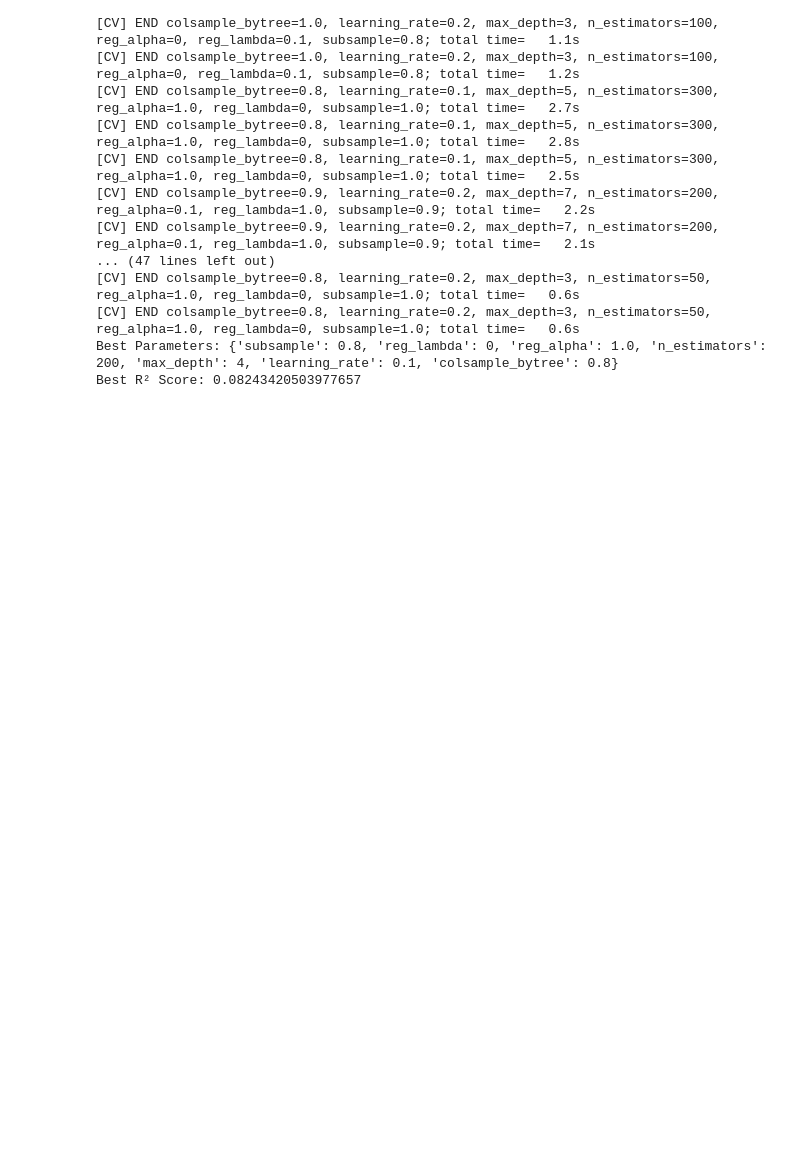
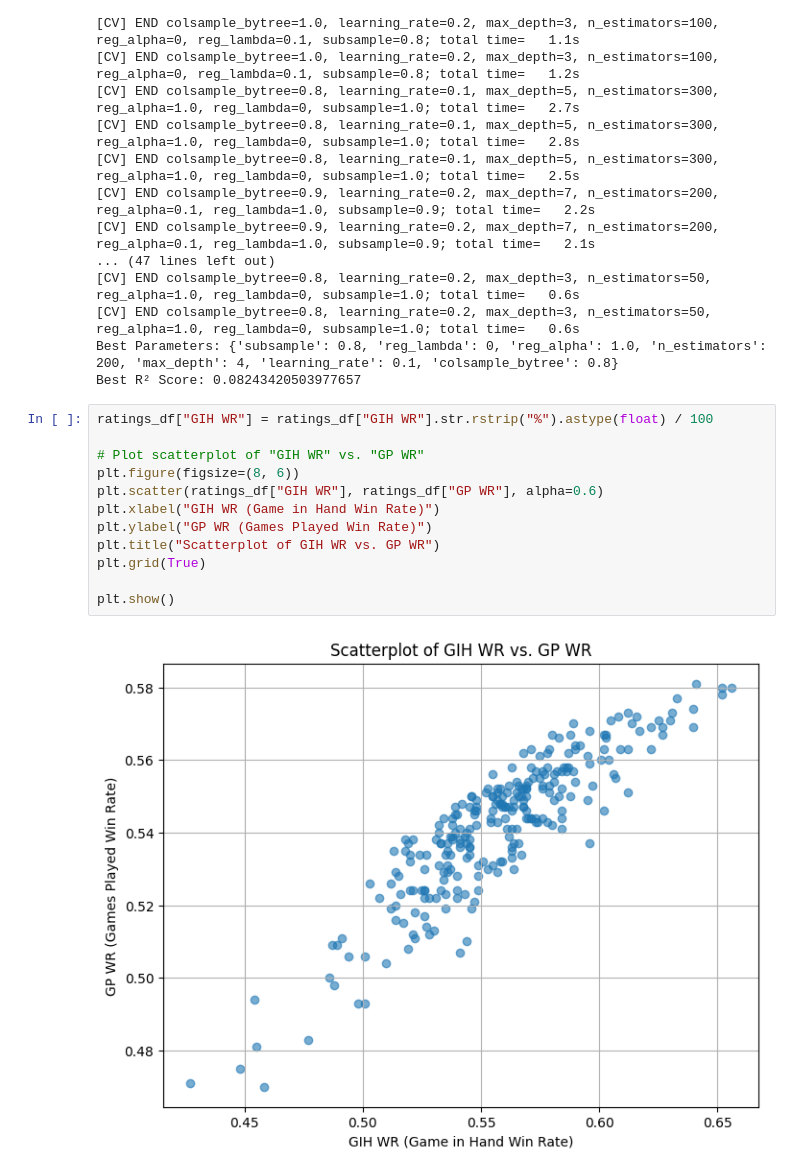
Before and after one commit to pauldennis2/manafest-destiny, a Jupyter notebook: blb_modeling.ipynb, the cells around one changed output. Saved outputs shown, nothing was run; the diff lists cells and outputs as text; blank space fills up the shorter version.

```diff
--- a/blb_modeling.ipynb
+++ b/blb_modeling.ipynb
@@ -1819,3 +1819,17 @@ Fitting 3 folds for each of 20 candidates, totalling 60 fits
 [CV] END colsample_bytree=0.8, learning_rate=0.2, max_depth=3, n_estimators=50, reg_alpha=1.0, reg_lambda=0, subsample=1.0; total time=   0.6s
 Best Parameters: {'subsample': 0.8, 'reg_lambda': 0, 'reg_alpha': 1.0, 'n_estimators': 200, 'max_depth': 4, 'learning_rate': 0.1, 'colsample_bytree': 0.8}
 Best R² Score: 0.08243420503977657
+# %%
+ratings_df["GIH WR"] = ratings_df["GIH WR"].str.rstrip("%").astype(float) / 100
+
+# Plot scatterplot of "GIH WR" vs. "GP WR"
+plt.figure(figsize=(8, 6))
+plt.scatter(ratings_df["GIH WR"], ratings_df["GP WR"], alpha=0.6)
+plt.xlabel("GIH WR (Game in Hand Win Rate)")
+plt.ylabel("GP WR (Games Played Win Rate)")
+plt.title("Scatterplot of GIH WR vs. GP WR")
+plt.grid(True)
+
+plt.show()
+# %% [output]
+[figure, added]
```
Also changed, not shown: parts of 7 cells of this notebook.
